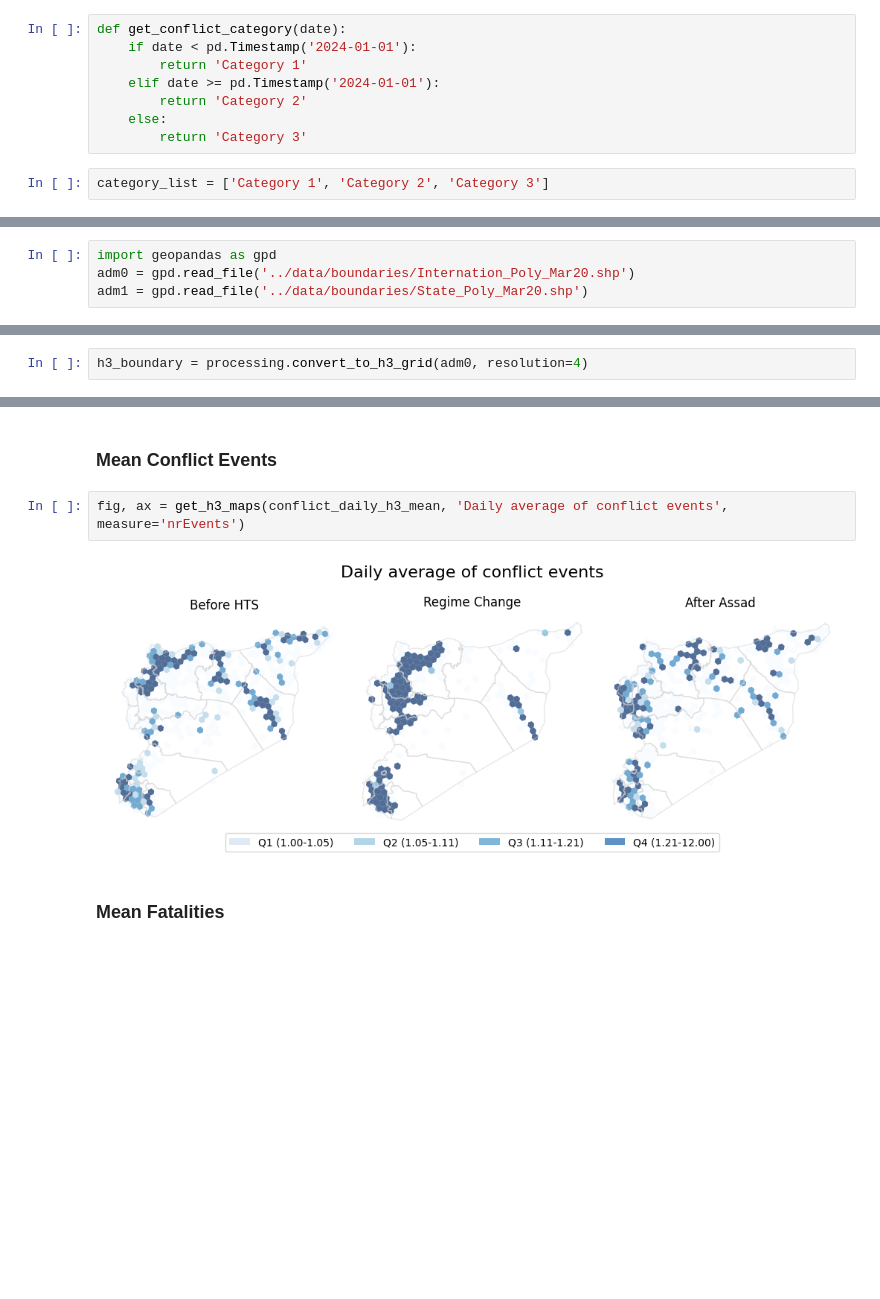
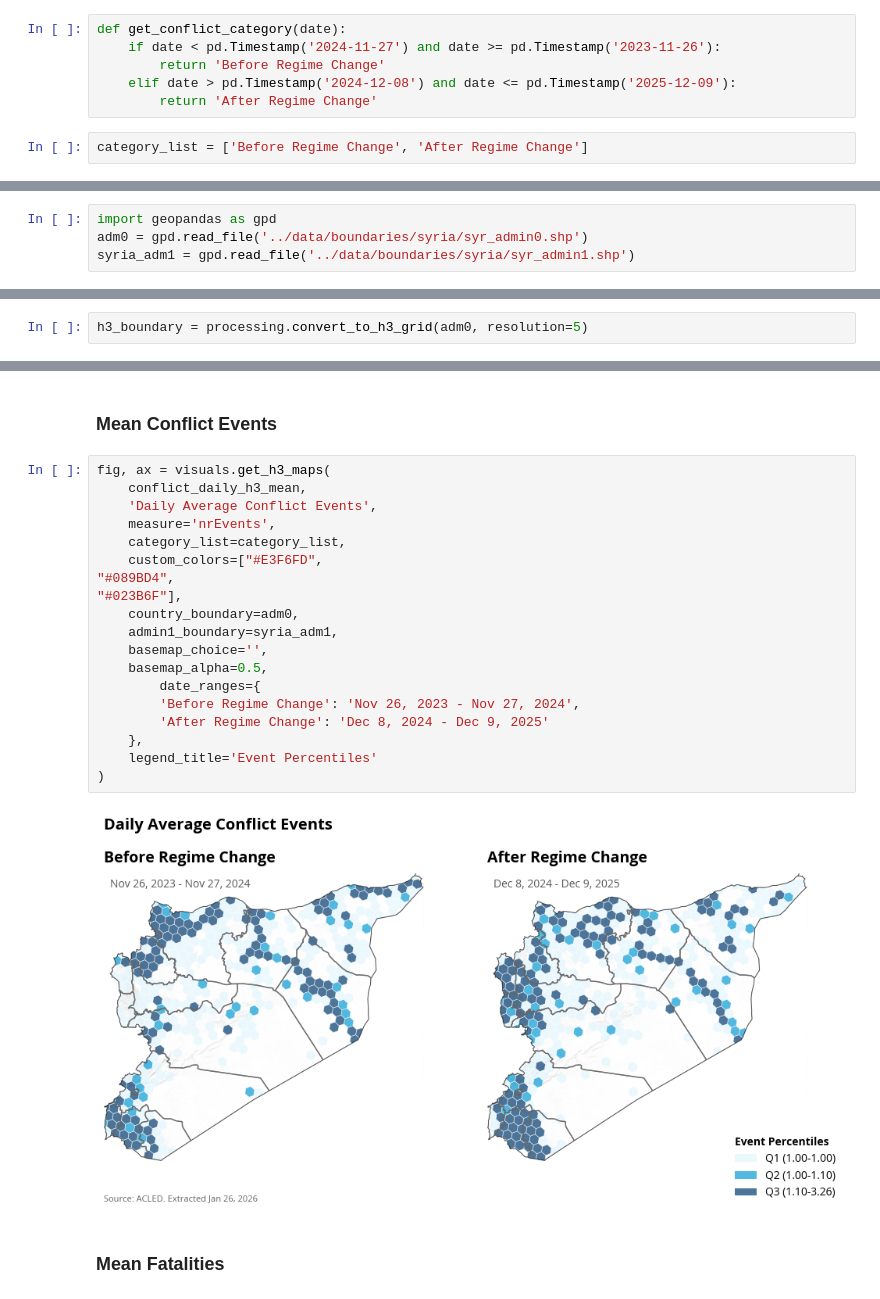
Before and after one commit to datapartnership/acled_conflict_analysis, a Jupyter notebook: notebooks/visualizing-acled.ipynb, the cells around one changed output, grey strips where cells are left out. Drawn from its saved outputs; the diff is of its cells as text; blank space fills up the shorter version.

```diff
--- a/notebooks/visualizing-acled.ipynb
+++ b/notebooks/visualizing-acled.ipynb
@@ -20,14 +20,12 @@ data = pd.read_csv('../data/raw_acled_sudan_20250513.csv')
 processing.data_type_conversion(data)
 # %%
 def get_conflict_category(date):
-    if date < pd.Timestamp('2024-01-01'):
-        return 'Category 1'
-    elif date >= pd.Timestamp('2024-01-01'):
-        return 'Category 2'
-    else:
-        return 'Category 3'
+    if date < pd.Timestamp('2024-11-27') and date >= pd.Timestamp('2023-11-26'):
+        return 'Before Regime Change'
+    elif date > pd.Timestamp('2024-12-08') and date <= pd.Timestamp('2025-12-09'):
+        return 'After Regime Change'
 # %%
-category_list = ['Category 1', 'Category 2', 'Category 3']
+category_list = ['Before Regime Change', 'After Regime Change']
 # %%
 data.loc[:,'category'] =data['event_date'].apply(get_conflict_category)
 # %%
@@ -40,8 +38,8 @@ daily_mean = conflict_daily.groupby(['category','latitude','longitude'])[['nrEve
 daily_mean = processing.convert_to_gdf(daily_mean)
 # %%
 import geopandas as gpd
-adm0 = gpd.read_file('../data/boundaries/Internation_Poly_Mar20.shp')
-adm1 = gpd.read_file('../data/boundaries/State_Poly_Mar20.shp')
+adm0 = gpd.read_file('../data/boundaries/syria/syr_admin0.shp')
+syria_adm1 = gpd.read_file('../data/boundaries/syria/syr_admin1.shp')
 # %% [markdown]
 ## No spatial aggregation
 
@@ -83,7 +81,7 @@ daily_conflict_intensity = processing.convert_to_gdf(daily_conflict_intensity)
 ## Hexagonal Aggregation
 Below are maps where the fatalities and conflict events are aggregated to hexagons of size 276 sq km each. This shows greater variance spatially.
 # %%
-h3_boundary = processing.convert_to_h3_grid(adm0, resolution=4)
+h3_boundary = processing.convert_to_h3_grid(adm0, resolution=5)
 # %%
 conflict_daily_h3 = processing.get_acled_by_admin(h3_boundary, data, columns=['h3_index', 'category'], freq='D')
 conflict_daily_h3.drop(columns=['index'], inplace=True)
@@ -112,9 +105,26 @@ The average conflict index measure shows the difference in the three periods ver
 # %% [markdown]
 ### Mean Conflict Events
 # %%
-fig, ax = get_h3_maps(conflict_daily_h3_mean, 'Daily average of conflict events', measure='nrEvents')
+fig, ax = visuals.get_h3_maps(
+    conflict_daily_h3_mean,
+    'Daily Average Conflict Events',
+    measure='nrEvents',
+    category_list=category_list,
+    custom_colors=["#E3F6FD",
+"#089BD4",
+"#023B6F"],
+    country_boundary=adm0,
+    admin1_boundary=syria_adm1,
+    basemap_choice='',
+    basemap_alpha=0.5,
+        date_ranges={
+        'Before Regime Change': 'Nov 26, 2023 - Nov 27, 2024',
+        'After Regime Change': 'Dec 8, 2024 - Dec 9, 2025'
+    },
+    legend_title='Event Percentiles'
+)
 # %% [output]
-[figure, old version]
+[figure, new version]
 # %% [markdown]
 ### Mean Fatalities
 # %%
```
Also changed, not shown: parts of 12 cells of this notebook, 41 other files.
